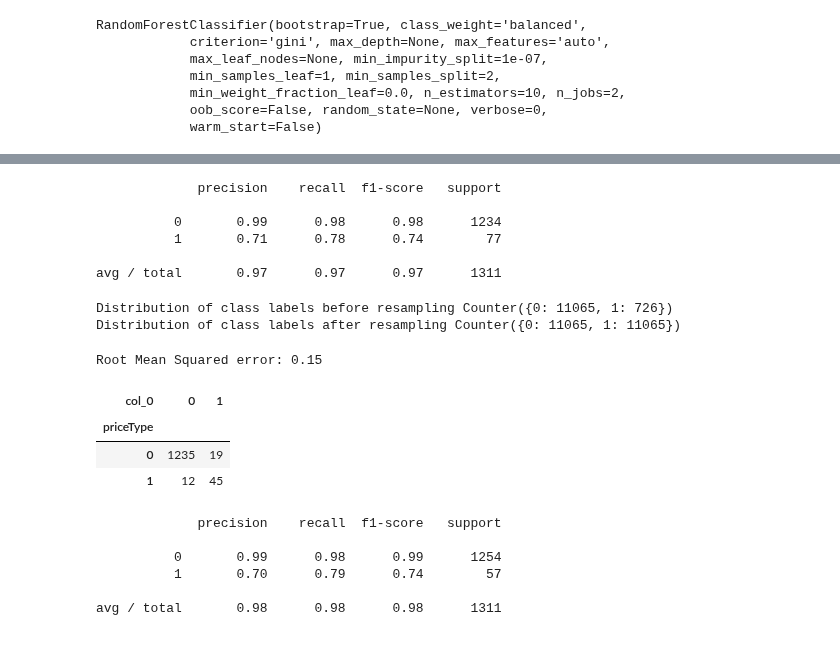
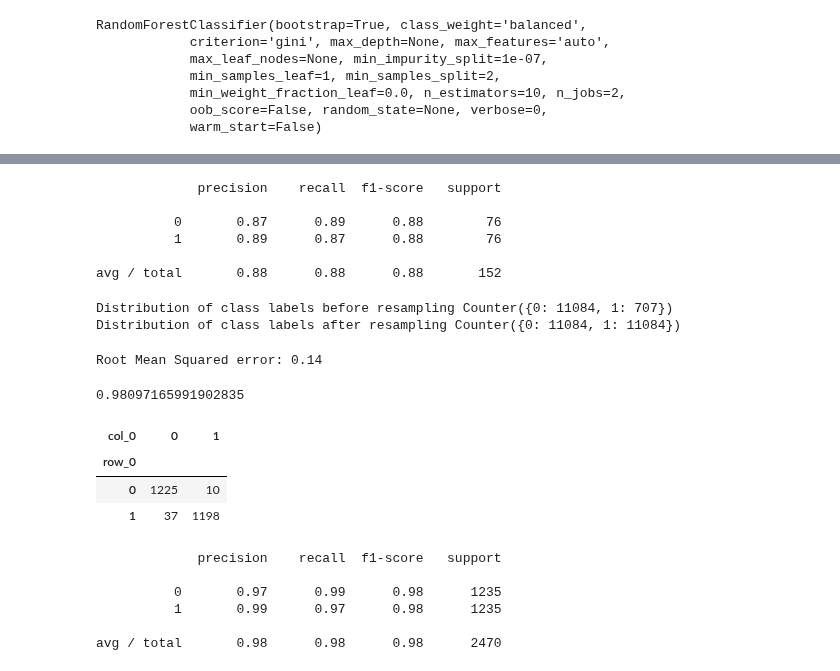
Before and after one commit to nycdatasci/bootcamp009_project, a Jupyter notebook: Project4-Capstone/Robin_Choutine_Bo/imbalance_learn_sampling.ipynb, the cells around one changed output, grey strips where cells are left out. Drawn from its saved outputs; the diff is of its cells as text; code cells hidden in the pictures.

```diff
--- a/Project4-Capstone/Robin_Choutine_Bo/imbalance_learn_sampling.ipynb
+++ b/Project4-Capstone/Robin_Choutine_Bo/imbalance_learn_sampling.ipynb
@@ -113,7 +109,7 @@ from sklearn.ensemble import RandomForestClassifier
 
 clf = RandomForestClassifier(n_jobs=2,class_weight='balanced')
 
-clf.fit(x_train, y_train)
+clf.fit(Xtrain_resampled, ytrain_resampled)
 # %% [output]
 RandomForestClassifier(bootstrap=True, class_weight='balanced',
             criterion='gini', max_depth=None, max_features='auto',
@@ -161,13 +163,13 @@ pd.crosstab(y_test, y_pred)
 # %%
 from sklearn.metrics import classification_report
-print (classification_report(y_test,y_pred))
+print (classification_report(ytest_resampled,y_pred))
 # %% [output]
              precision    recall  f1-score   support
 
-          0       0.99      0.98      0.98      1234
-          1       0.71      0.78      0.74        77
+          0       0.87      0.89      0.88        76
+          1       0.89      0.87      0.88        76
 
-avg / total       0.97      0.97      0.97      1311
+avg / total       0.88      0.88      0.88       152
 # %%
 # oversampling- SMOTE ===================================
 from imblearn.over_sampling import RandomOverSampler, SMOTE
@@ -177,33 +179,39 @@ from imblearn.combine import SMOTEENN, SMOTETomek
 
 os = SMOTE(ratio=1.0, k=5, random_state=1)
 X_train_res, y_train_res = os.fit_sample(x_train, y_train)
+X_test_res, y_test_res = os.fit_sample(x_test, y_test)
 print ("Distribution of class labels before resampling {}".format(Counter(y_train)))
 print ("Distribution of class labels after resampling {}".format(Counter(y_train_res)))
 # %% [output]
-Distribution of class labels before resampling Counter({0: 11065, 1: 726})
-Distribution of class labels after resampling Counter({0: 11065, 1: 11065})
+Distribution of class labels before resampling Counter({0: 11084, 1: 707})
+Distribution of class labels after resampling Counter({0: 11084, 1: 11084})
 # %%
 clf = RandomForestClassifier(n_jobs=2,class_weight='balanced')
-clf.fit(x_train, y_train)
-y_pred=clf.predict(x_test)
+clf.fit(X_train_res, y_train_res)
+y_pred=clf.predict(X_test_res)
 print("Root Mean Squared error: %.2f"
-      % np.sqrt(((y_pred - y_test) ** 2).mean()))
+      % np.sqrt(((y_pred - y_test_res) ** 2).mean()))
 # %% [output]
-Root Mean Squared error: 0.15
+Root Mean Squared error: 0.14
+# %%
+# fit score
+clf.score(X_test_res, y_test_res)
+# %% [output]
+0.98097165991902835
 # %%
-pd.crosstab(y_test, y_pred)
+pd.crosstab(y_test_res, y_pred)
 # %% [output]
 | col_0 | 0 | 1 |
-| priceType |  |  |
-| 0 | 1235 | 19 |
-| 1 | 12 | 45 |
+| row_0 |  |  |
+| 0 | 1225 | 10 |
+| 1 | 37 | 1198 |
 # %%
 from sklearn.metrics import classification_report
-print (classification_report(y_test,y_pred))
+print (classification_report(y_test_res,y_pred))
 # %% [output]
              precision    recall  f1-score   support
 
-          0       0.99      0.98      0.99      1254
-          1       0.70      0.79      0.74        57
+          0       0.97      0.99      0.98      1235
+          1       0.99      0.97      0.98      1235
 
-avg / total       0.98      0.98      0.98      1311
+avg / total       0.98      0.98      0.98      2470
```
Also changed, not shown: parts of 9 cells of this notebook.
